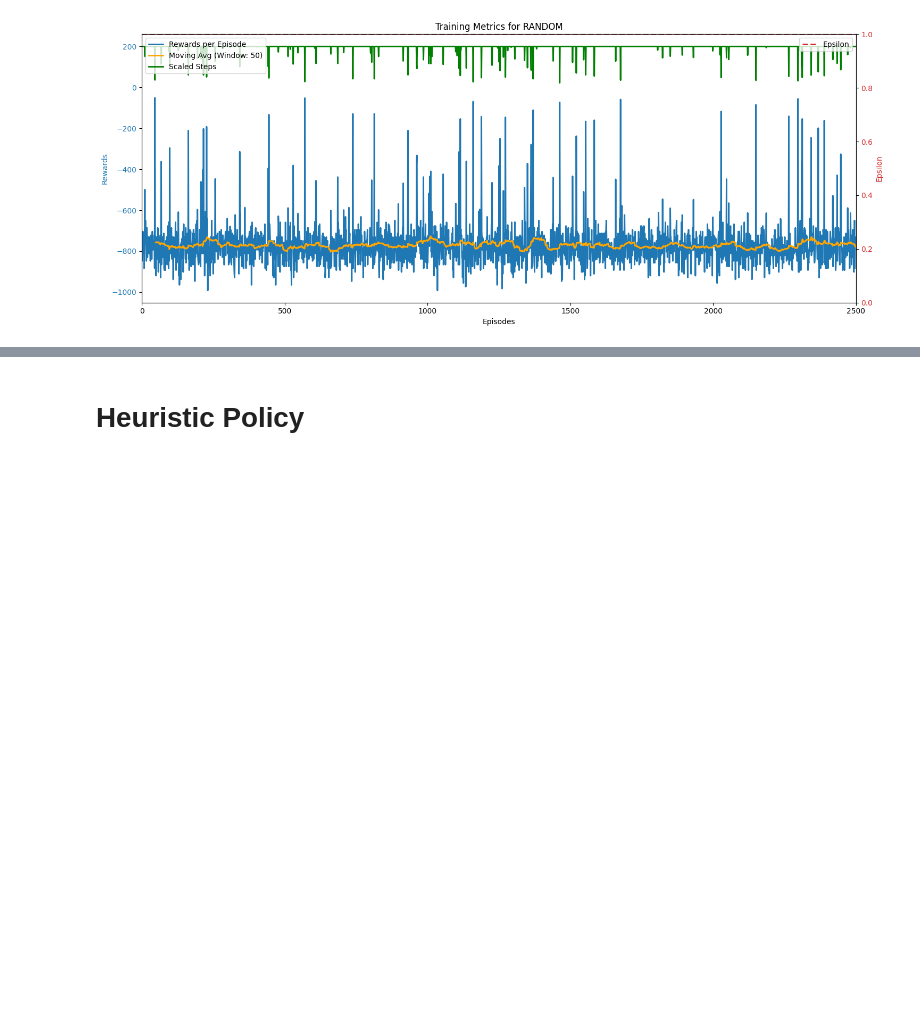
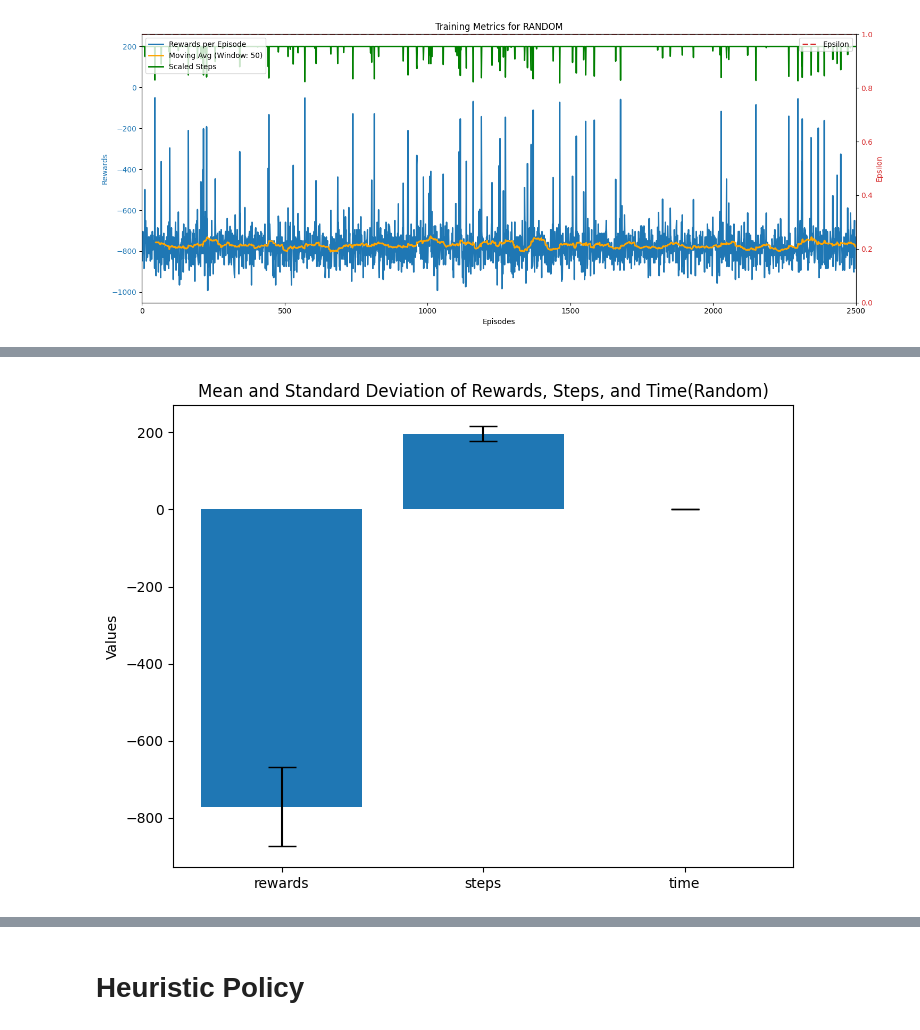
Before and after one commit to SeanMarcusJensen/ACIT4610_Portifolio_KMHS, a Jupyter notebook: problem_4/main.ipynb, the cells around one changed output, grey strips where cells are left out. Saved outputs shown, nothing was run; the diff lists cells and outputs as text; code cells hidden in the pictures; blank space fills up the shorter version.

```diff
--- a/problem_4/main.ipynb
+++ b/problem_4/main.ipynb
@@ -189,3 +206,15 @@ metrics['random'].describe()
+# %%
+means = metrics['random'][['rewards', 'steps', 'time']].mean()
+stds = metrics['random'][['rewards', 'steps', 'time']].std()
+
+fig, ax = plt.subplots(figsize=(8, 6))
+ax.bar(means.index, means, yerr=stds, capsize=10)
+ax.set_title("Mean and Standard Deviation of Rewards, Steps, and Time(Random)")
+ax.set_ylabel("Values")
+
+plt.show()
+# %% [output]
+[figure, added]
 # %%
 Video('./static/movies/random/rl-video-episode-0.mp4')
 # %% [output]
```
Also changed, not shown: parts of 27 cells of this notebook, 1 other file.
